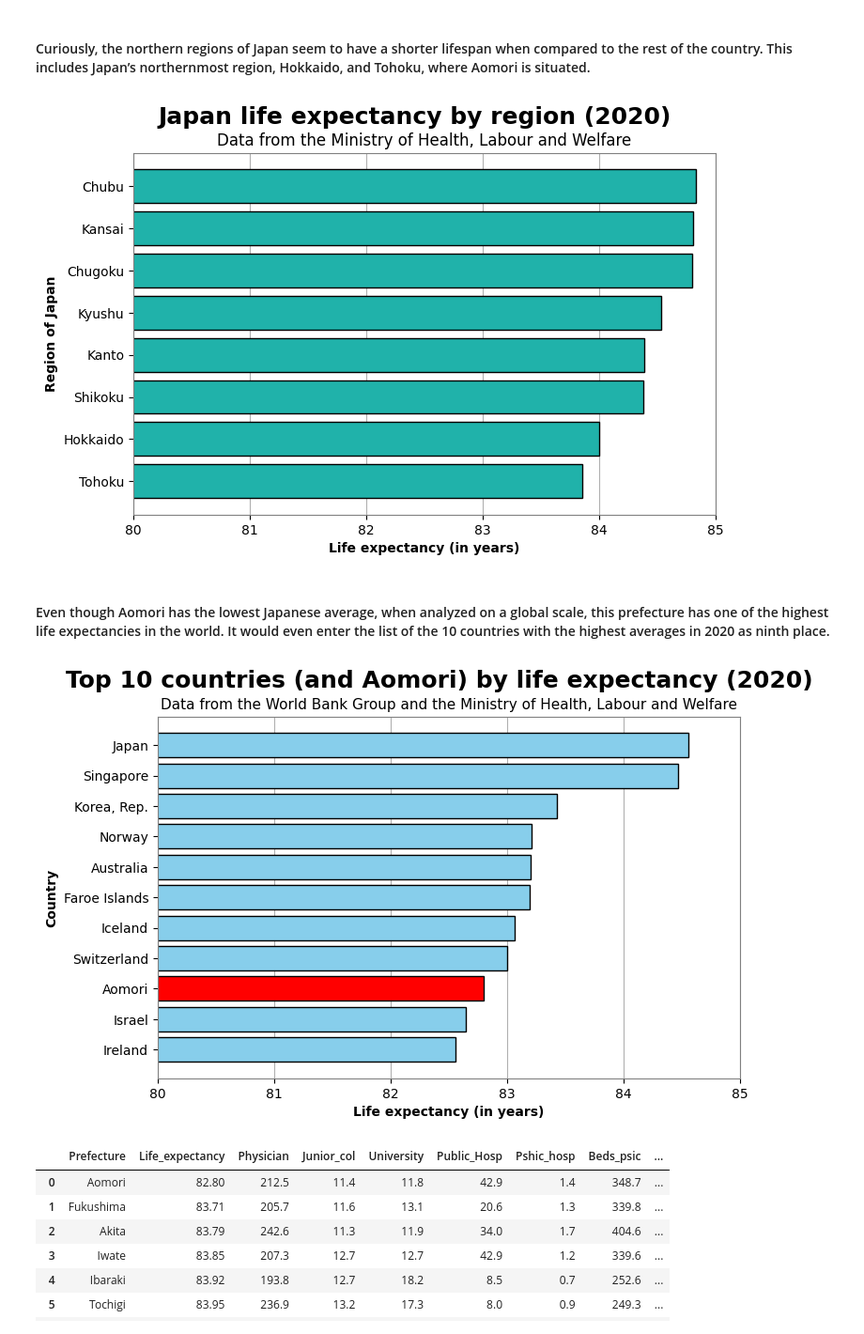
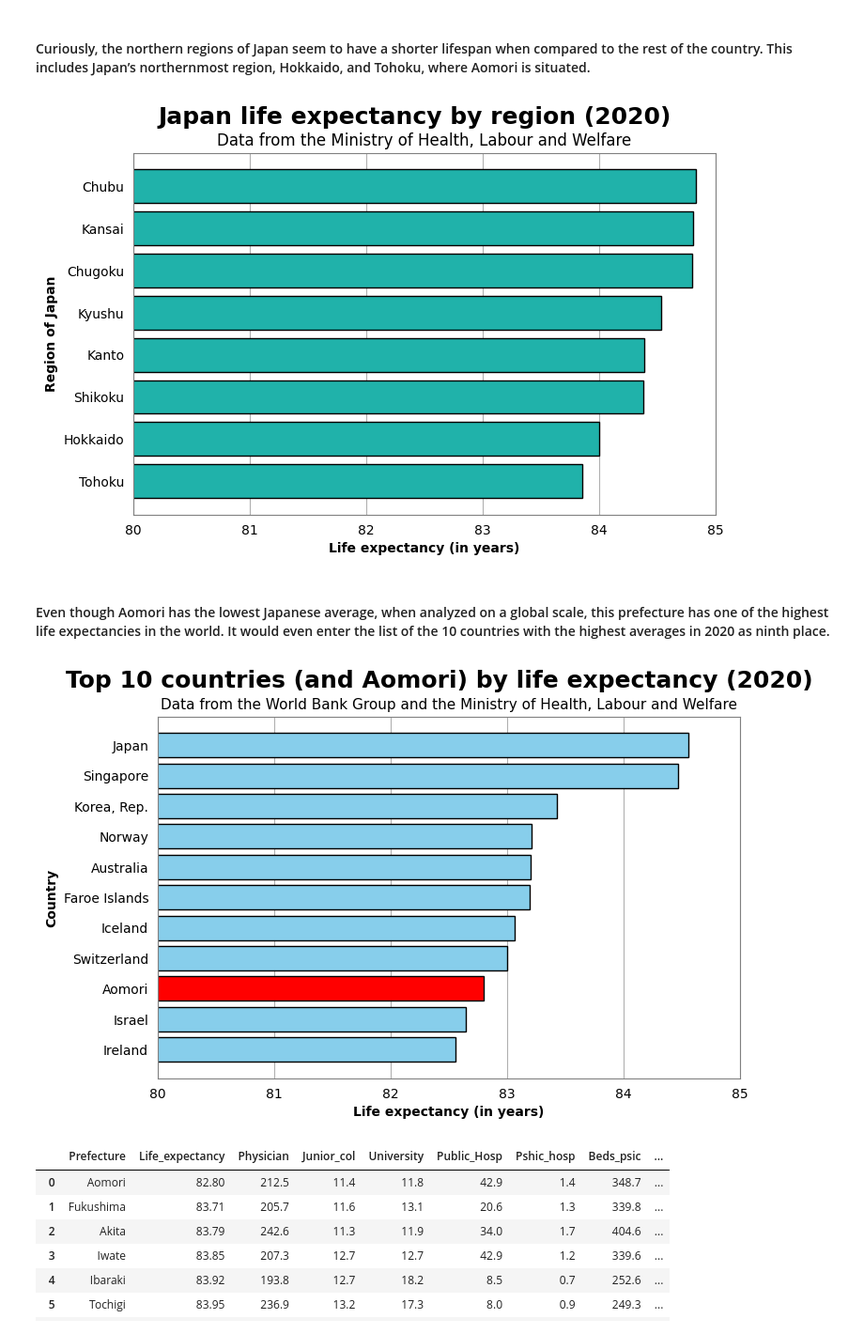
Before and after one commit to rafaseto/japan-life-expectancy, a Jupyter notebook: data_analysis.ipynb, the cells around one changed output. Shown at 94% size. Cells and saved outputs as stored; diff of their text form; code cells hidden in the pictures.

Commit message:
remove the ticks from the bar charts

```diff
--- a/data_analysis.ipynb
+++ b/data_analysis.ipynb
@@ -118,34 +118,38 @@ plt.figure(figsize=(8,5))
 # bars of the bar chart
 bars_regions = plt.barh(regions, regions_life_expectancy, edgecolor='black', color='lightseagreen', zorder=2)
 
 # Axis object
 ax = plt.gca()
 
 # Change the colors of the axis
 ax.spines['top'].set_color('gray')
 ax.spines['bottom'].set_color('gray')
 ax.spines['left'].set_color('gray')
 ax.spines['right'].set_color('gray')
 
+# Remove ticks from the axis
+ax.tick_params(axis='x', which='both', bottom=False, top=False)
+ax.tick_params(axis='y', which='both', left=False, right=False)
+
 # X axis interval
 plt.xlim(80, 85)
 
 # Add a grid
 plt.grid(True, axis='x', zorder=0)
 
 # Title of the graph
 plt.suptitle('Japan life expectancy by region (2020)', fontsize=18, fontweight='bold')
 
 # Subtitle of the graph
 plt.title('Data from the Ministry of Health, Labour and Welfare', fontsize=12)
 
 # X and Y labels
 plt.xlabel('Life expectancy (in years)', fontweight='bold')
 plt.ylabel('Region of Japan', fontweight='bold')
 
 plt.show()
 # %% [output]
-[figure, old version]
+[figure, new version]
 # %% [markdown]
 #### Even though Aomori has the lowest Japanese average, when analyzed on a global scale, this prefecture has one of the highest life expectancies in the world. It would even enter the list of the 10 countries with the highest averages in 2020 as ninth place.
 # %%
@@ -194,6 +198,10 @@ ax.spines['bottom'].set_color('gray')
 ax.spines['left'].set_color('gray')
 ax.spines['right'].set_color('gray')
 
+# Remove ticks from the axis
+ax.tick_params(axis='x', which='both', bottom=False, top=False)
+ax.tick_params(axis='y', which='both', left=False, right=False)
+
 # X axis interval
 plt.xlim(80, 85)
 
@@ -211,7 +219,7 @@ plt.ylabel('Country', fontweight='bold')
 
 plt.show()
 # %% [output]
-[figure, old version]
+[figure, new version]
 # %%
 df_sorted
 # %% [output]
```
